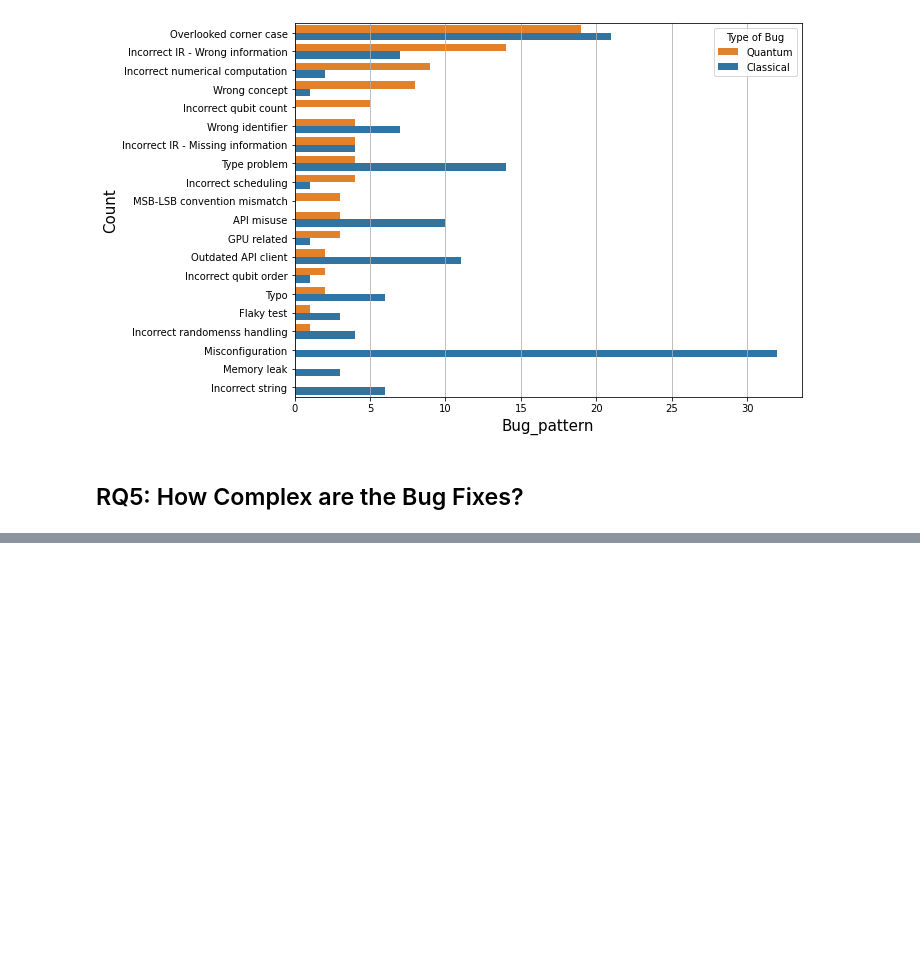
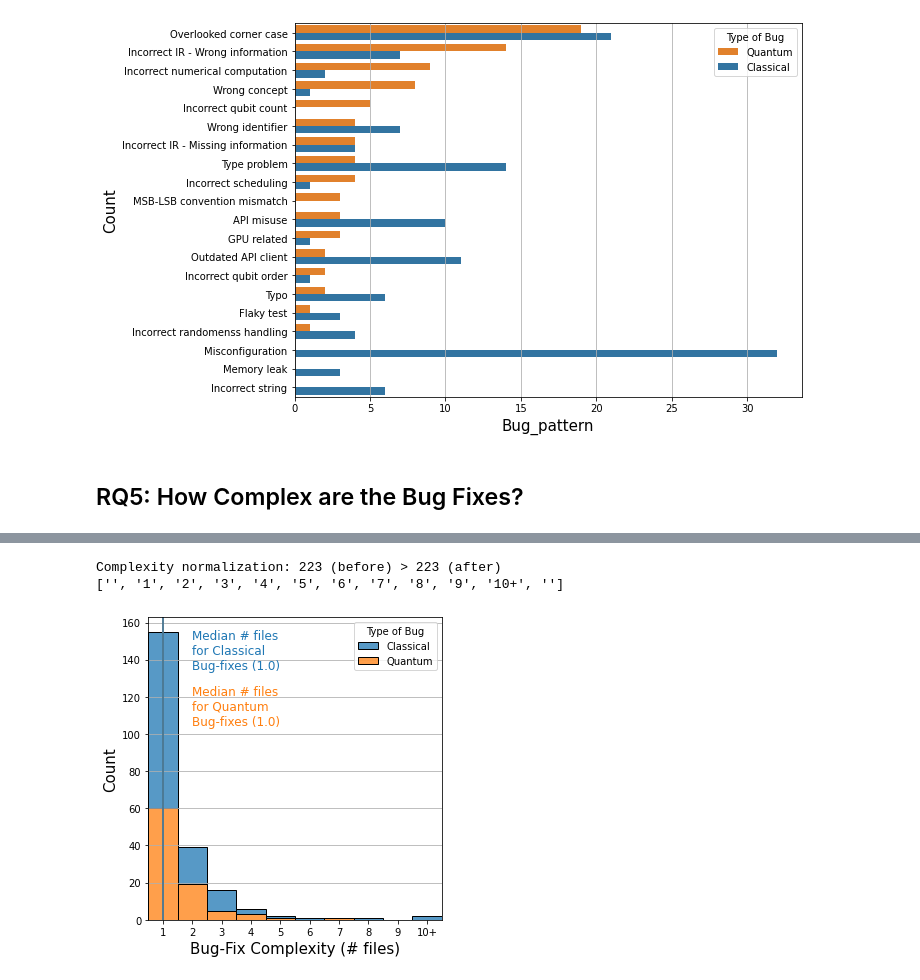
Before and after one commit to MattePalte/Bugs-Quantum-Computing-Platforms, a Jupyter notebook: notebooks/03_Reproducibility_of_Paper_Analysis.ipynb, the cells around one changed output, grey strips where cells are left out. Cells and saved outputs as stored; diff of their text form; code cells hidden in the pictures; blank space fills up the shorter version.

```diff
--- a/notebooks/03_Reproducibility_of_Paper_Analysis.ipynb
+++ b/notebooks/03_Reproducibility_of_Paper_Analysis.ipynb
@@ -192,0 +284,18 @@ Complexity normalization: 223 (before) > 223 (after)
+# %%
+plot_histogram_quantum_vs_classical(
+    df_bugs=df_bugs_w_diff,
+    column_to_inspect="n_files",
+    cap_value=10,
+    out_file_name="RQ5_complexity_files.pdf",
+    out_folder_path=PATH_OUTPUT_RESULTS,
+    column_label_name="Bug-Fix Complexity",
+    column_abbreviation="# files",
+    legend_placement='upper right',
+    median_heights=(105, 135),
+    median_shifts=(1.5, 1.5),
+    figsize=(5,5)
+)
+# %% [output]
+Complexity normalization: 223 (before) > 223 (after)
+['', '1', '2', '3', '4', '5', '6', '7', '8', '9', '10+', '']
+[figure, added]
```
Also changed, not shown: parts of 6 cells of this notebook, 10 other files.
